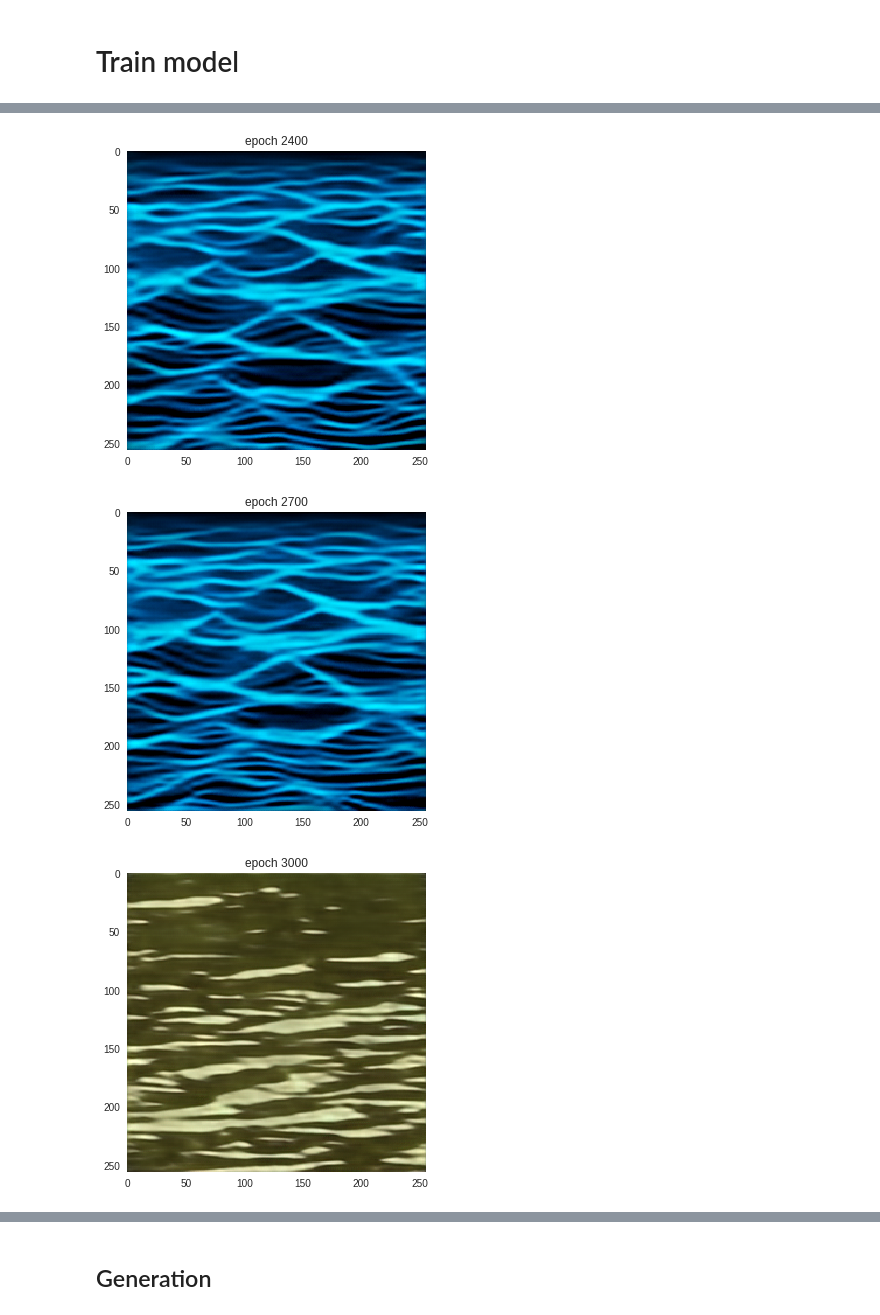
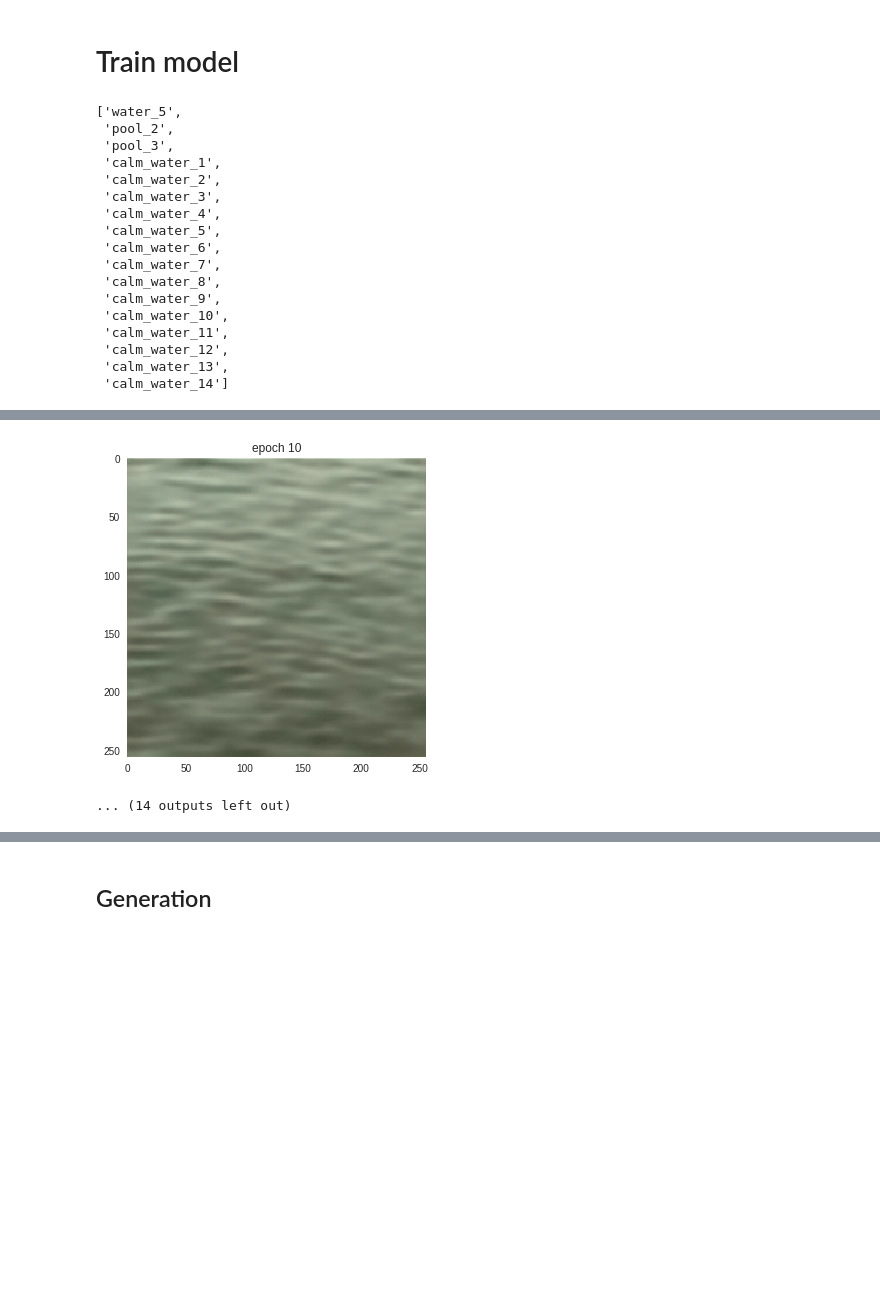
Before and after one commit to blufzzz/Dynamic-Textures-Autoregression, a Jupyter notebook: DynTex_3D_CNN.ipynb, the cells around one changed output, grey strips where cells are left out. Cells and saved outputs as stored; diff of their text form; code cells hidden in the pictures; blank space fills up the shorter version.

```diff
--- a/DynTex_3D_CNN.ipynb
+++ b/DynTex_3D_CNN.ipynb
@@ -211,4 +423,26 @@ def save_model(textures, batch_size, dt, epoch):
             }, PATH)
 # %% [markdown]
 # Train model
+# %%
+root_fold = '../data/dynamic_textures_long/'
+
+os.listdir(root_fold)
+# %% [output]
+['water_5',
+ 'pool_2',
+ 'pool_3',
+ 'calm_water_1',
+ 'calm_water_2',
+ 'calm_water_3',
+ 'calm_water_4',
+ 'calm_water_5',
+ 'calm_water_6',
+ 'calm_water_7',
+ 'calm_water_8',
+ 'calm_water_9',
+ 'calm_water_10',
+ 'calm_water_11',
+ 'calm_water_12',
+ 'calm_water_13',
+ 'calm_water_14']
 # %%
@@ -221,26 +468,25 @@ optimizer = torch.optim.Adam(model.parameters(), lr=0.00005)
+# %%
+dyntex_data = DynTexDataset(root_fold, textures, dt)
+epoch = 1
+epochs = 100
+print_freq = epochs // 10
+save_freq = 10
+batch_size = 20
+
+dataloader = DataLoader(dyntex_data, batch_size=batch_size,
+                        shuffle=True, num_workers=5)
 # %%
-checkpoint = torch.load('./training_state_water_bs20_dt3.pt')
-model.load_state_dict(checkpoint['model_state_dict'])
-optimizer.load_state_dict(checkpoint['optimizer_state_dict'])
-epoch = checkpoint['epoch']
-losses = checkpoint['loss_history']
+# checkpoint = torch.load('./training_state_ep30_textcalm_water_bs20_dt3.pt')
+# model.load_state_dict(checkpoint['model_state_dict'])
+# optimizer.load_state_dict(checkpoint['optimizer_state_dict'])
+# epoch = checkpoint['epoch']
+# losses = checkpoint['loss_history']
 # %%
-dt = 3
-dyntex_data = DynTexDataset('./data/dynamic_textures/', textures, dt)
-epochs = 3000
-print_freq = epochs // 10
-save_freq = epochs // 5
-batch_size = 20
-
-dataloader = DataLoader(dyntex_data, batch_size=batch_size,
-                      shuffle=True, num_workers=5)
-
-
 for epoch in tqdm_notebook(range(epoch,epochs + 1)):
 
     model.train()
 
-    for seq_batch, y_batch in dataloader:
+    for seq_batch, y_batch in tqdm_notebook(dataloader):
 
         seq_batch = seq_batch.cuda()
         y_batch = y_batch.cuda()
@@ -257,7 +503,6 @@ for epoch in tqdm_notebook(range(epoch,epochs + 1)):
 
     # show
     if epoch%print_freq == 0:
-
         model.eval()
         plt.figure()
         plt.imshow(deprocess(pred))
@@ -265,9 +510,7 @@ for epoch in tqdm_notebook(range(epoch,epochs + 1)):
         plt.grid(False)
         plt.show()
 
-
     if epoch%save_freq == 0:
-
-        save_model(textures, batch_size, dt, epoch)
+        save_model(textures, batch_size, dt, epoch, model_type = 'cnn2d_bn')
 # %% [output]
 [interactive output not drawn]
@@ -274,4 +527,3 @@ for epoch in tqdm_notebook(range(epoch,epochs + 1)):
-[figure, old version]
+[figure, new version]
-[figure, removed]
-[figure, removed]
+... (14 outputs left out)
 # %%
```
Also changed, not shown: parts of 26 cells of this notebook.
